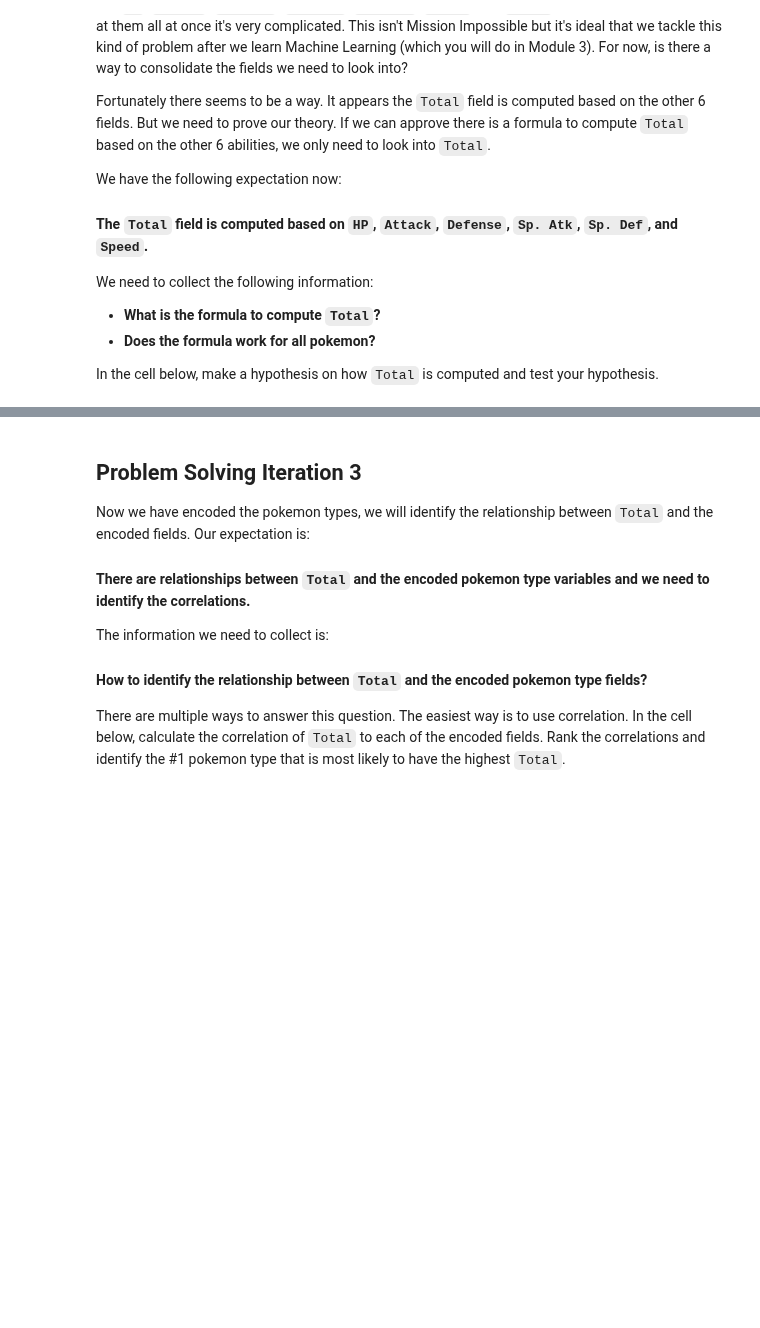
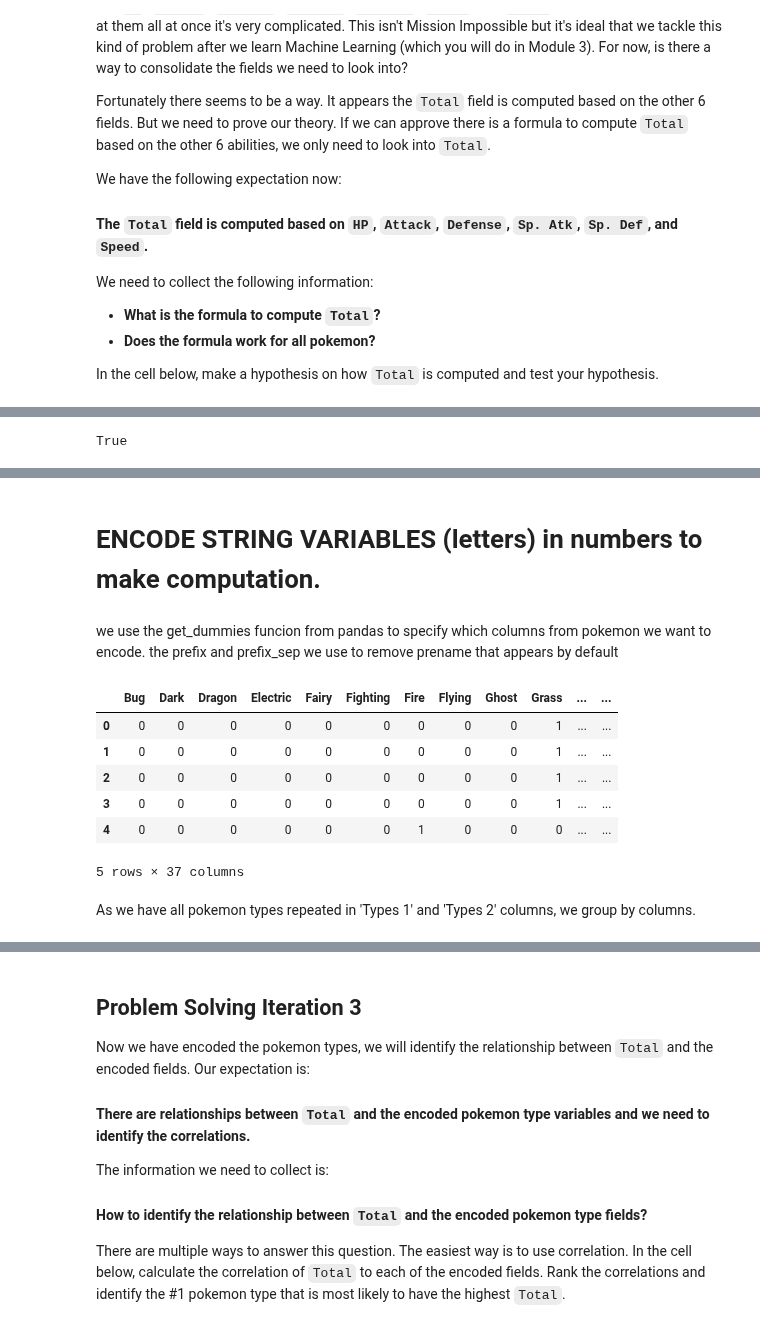
Before and after one commit to ta-data-bcn/lab-df-calculation-and-transformation, a Jupyter notebook: your-code/challenge-2.ipynb, the cells around one changed output, grey strips where cells are left out. Cells and saved outputs as stored; diff of their text form; code cells hidden in the pictures; blank space fills up the shorter version.

```diff
--- a/your-code/challenge-2.ipynb
+++ b/your-code/challenge-2.ipynb
@@ -74,3 +77,7 @@ all (pokemon['Total'] == Hypothesis)
+# %%
+all (pokemon['Total'] == Hypothesis)
+# %% [output]
+True
 # %% [markdown]
 ## Problem Solving Iteration 2
 
@@ -114,0 +109,19 @@ encoding_sum.head()
+# %% [markdown]
+
+#   ENCODE STRING VARIABLES (letters) in numbers to make computation.
+# %% [markdown]
+we use the get_dummies funcion from pandas to specify which columns from pokemon we want to encode.
+the prefix and prefix_sep we use to remove prename that appears by default
+# %%
+encoding = pd.get_dummies(pokemon[['Type 1', 'Type 2']],prefix = '', prefix_sep='')
+encoding.head()
+# %% [output]
+|  | Bug | Dark | Dragon | Electric | Fairy | Fighting | Fire | Flying | Ghost | Grass | ... | ... |
+| 0 | 0 | 0 | 0 | 0 | 0 | 0 | 0 | 0 | 0 | 1 | ... | ... |
+| 1 | 0 | 0 | 0 | 0 | 0 | 0 | 0 | 0 | 0 | 1 | ... | ... |
+| 2 | 0 | 0 | 0 | 0 | 0 | 0 | 0 | 0 | 0 | 1 | ... | ... |
+| 3 | 0 | 0 | 0 | 0 | 0 | 0 | 0 | 0 | 0 | 1 | ... | ... |
+| 4 | 0 | 0 | 0 | 0 | 0 | 0 | 1 | 0 | 0 | 0 | ... | ... |
+5 rows × 37 columns
+# %% [markdown]
+As we have all pokemon types repeated in 'Types 1'  and 'Types 2' columns, we group by columns.
```
Also changed, not shown: parts of 20 cells of this notebook.
